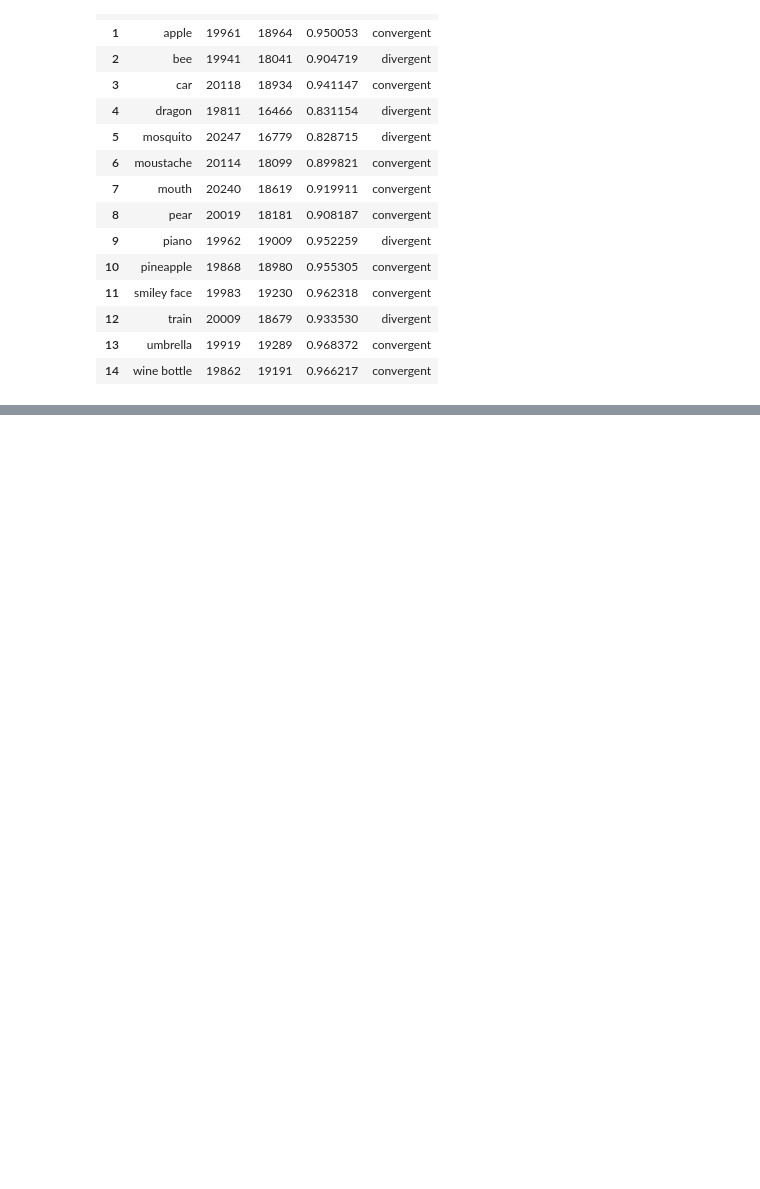
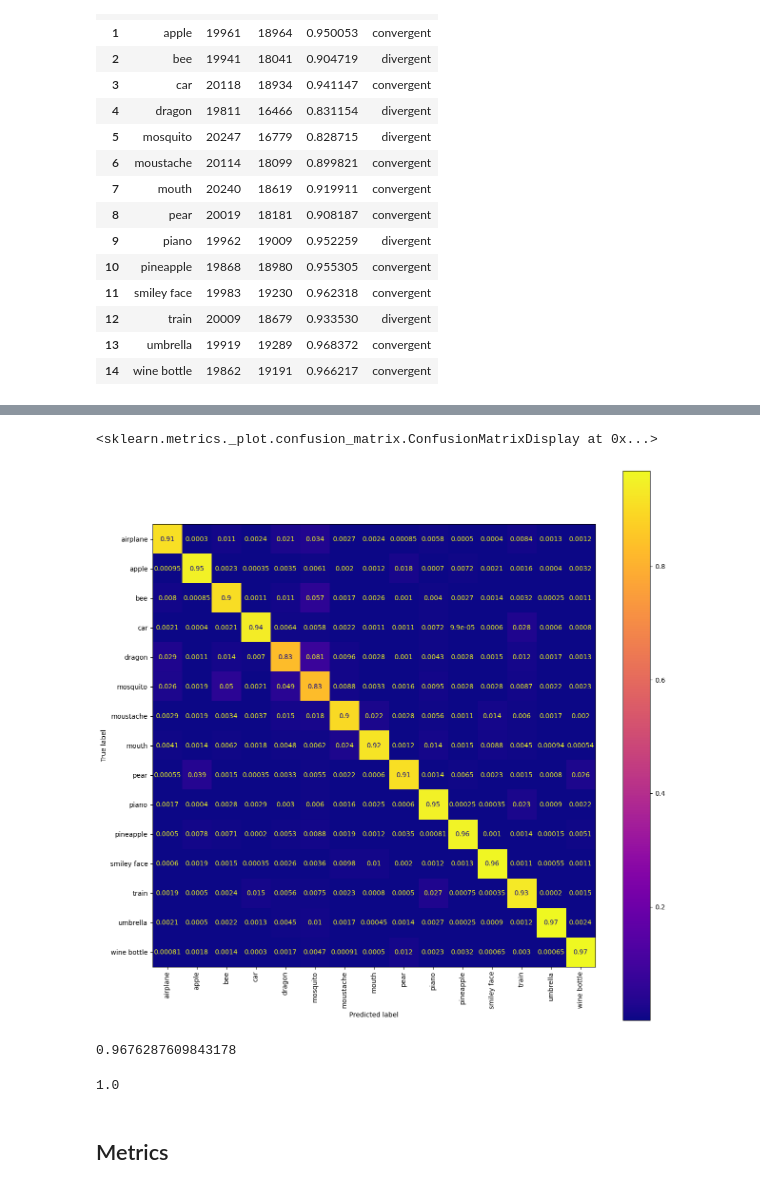
Before and after one commit to moritzdueck/collaiborate, a Jupyter notebook: collaiborate/Evaluation.ipynb, the cells around one changed output, grey strips where cells are left out. Saved outputs shown, nothing was run; the diff lists cells and outputs as text; code cells hidden in the pictures; blank space fills up the shorter version.

```diff
--- a/collaiborate/Evaluation.ipynb
+++ b/collaiborate/Evaluation.ipynb
@@ -134,0 +178,19 @@ df
+# %%
+columns = ['index', 'y', 'y_hat', 'logits', 'probs']
+predictions = []
+
+for i, batch in tqdm(enumerate(validation_dataloader, 0)):
+    x, y, idx = batch
+    logits = model(x)
+
+    logits = logits.detach().numpy()
+    probs = np.exp(logits)/np.exp(logits).sum()
+
+    y_hat = np.argmax(logits)
+
+    class_idx = y.item()
+
+    predictions.append([idx, y, y_hat, logits, probs])
+# %%
+df2 = pd.DataFrame(predictions, columns=columns)
+df2.y = df2.y.apply(lambda x: x[0].item())
@@ -134,0 +212,18 @@ df
+# %%
+cm = sklearn.metrics.confusion_matrix(list(df2.y), list(df2.y_hat), normalize='true')
+disp = sklearn.metrics.ConfusionMatrixDisplay(confusion_matrix=cm,display_labels=dataset.classes)
+fig, ax = plt.subplots(figsize=(15, 15))
+disp.plot(xticks_rotation='vertical', ax=ax, cmap='plasma')
+# %% [output]
+<sklearn.metrics._plot.confusion_matrix.ConfusionMatrixDisplay at 0x...>
+[figure, added]
+# %%
+cm[:,4].sum()
+# %% [output]
+0.9676287609843178
+# %%
+cm[4,:].sum()
+# %% [output]
+1.0
+# %% [markdown]
+## Metrics
```
Also changed, not shown: parts of 43 cells of this notebook, 5 other files.
